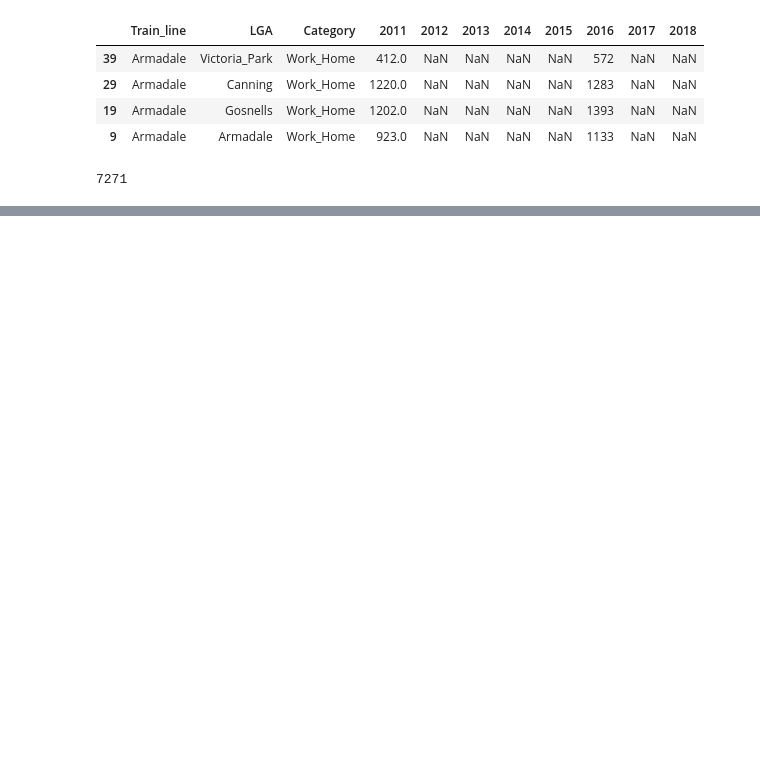
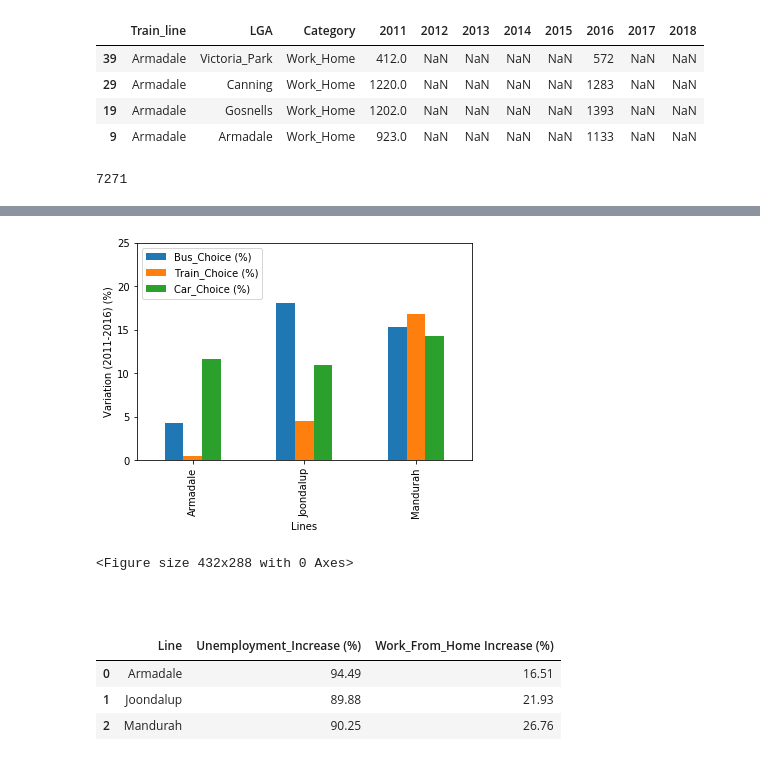
Before and after one commit to thawk18/Pytrio, a Jupyter notebook: public_transport.ipynb, the cells around one changed output, grey strips where cells are left out. Drawn from its saved outputs; the diff is of its cells as text; code cells hidden in the pictures; blank space fills up the shorter version.

```diff
--- a/public_transport.ipynb
+++ b/public_transport.ipynb
@@ -296,0 +616,33 @@ Name: 2016, dtype: int64
+# %%
+Choices_var_Chart = Choices_var.plot(kind='bar')
+
+# Set the xlabel and ylabel using class methods
+Choices_var_Chart.set_xlabel("Lines")
+Choices_var_Chart.set_ylabel("Variation (2011-2016) (%)")
+Choices_var_Chart.xaxis.set(ticks=[0,1,2],ticklabels=["Armadale","Joondalup","Mandurah"])
+Choices_var_Chart.legend(loc='upper left')
+Choices_var_Chart.set(ylim=[0,25])
+
+plt.show()
+plt.tight_layout()
+# %% [output]
+[figure, added]
+<Figure size 432x288 with 0 Axes>
+# %% [markdown]
+#####
+# %%
+Lines = ["Armadale","Joondalup","Mandurah"]
+Var_Unemployed_2016 = [94.49,89.88,90.25]
+Var_train_2016 = [16.51,21.93,26.76]
+
+
+Lost_Travelers_var = pd.DataFrame({"Line":Lines,
+"Unemployment_Increase (%)": Var_Unemployed_2016,
+"Work_From_Home Increase (%)": Var_train_2016})
+
+Lost_Travelers_var
+# %% [output]
+|  | Line | Unemployment_Increase (%) | Work_From_Home Increase (%) |
+| 0 | Armadale | 94.49 | 16.51 |
+| 1 | Joondalup | 89.88 | 21.93 |
+| 2 | Mandurah | 90.25 | 26.76 |
```
Also changed, not shown: parts of 24 cells of this notebook.
